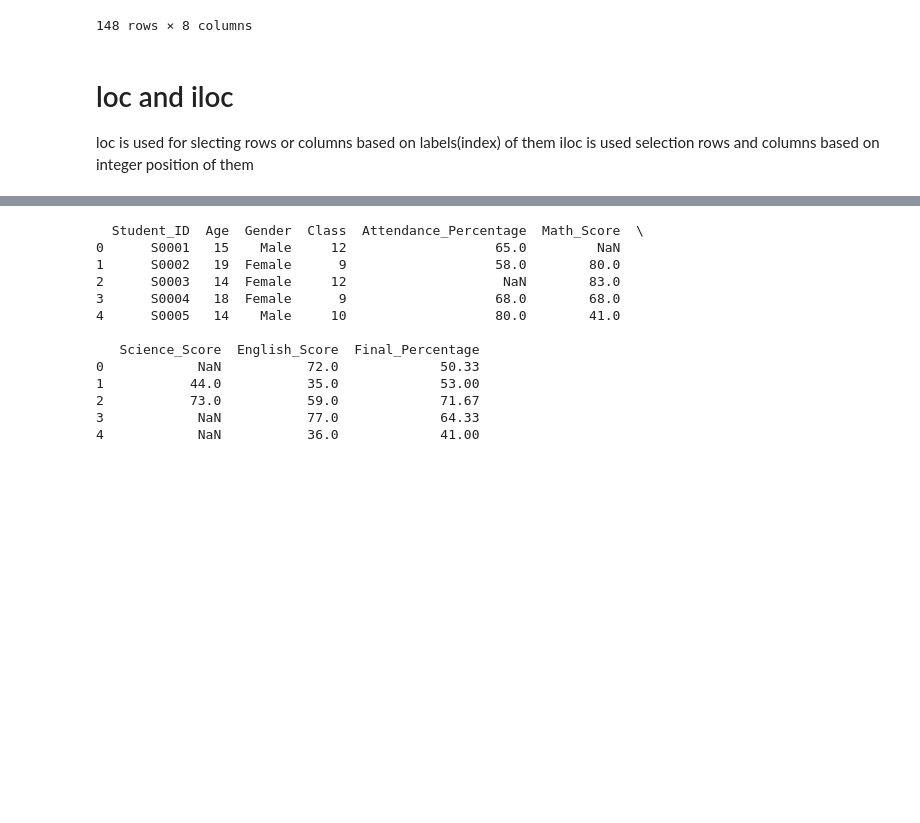
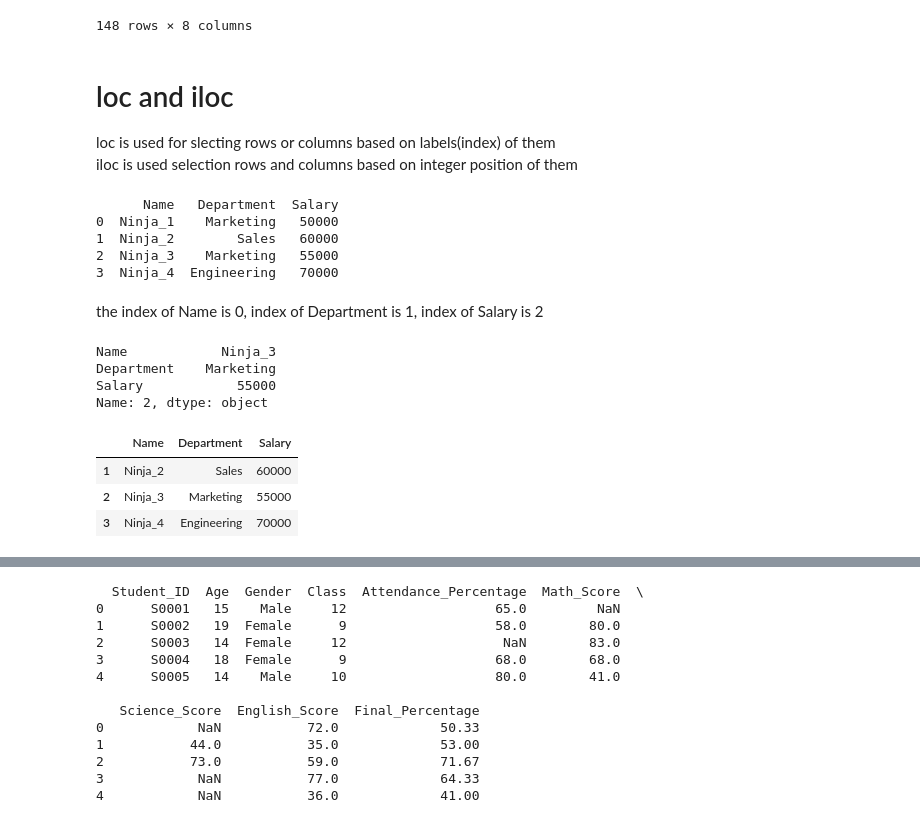
Before and after one commit to Pragnesh-10/Pandas_Notes, a Jupyter notebook: 06.ipynb, the cells around one changed output, grey strips where cells are left out. Saved outputs shown, nothing was run; the diff lists cells and outputs as text; code cells hidden in the pictures; blank space fills up the shorter version.

```diff
--- a/06.ipynb
+++ b/06.ipynb
@@ -126,5 +126,38 @@ df
 148 rows × 8 columns
 # %% [markdown]
 # loc and iloc
-loc is used for slecting rows or columns based on labels(index) of them
+loc is used for slecting rows or columns based on labels(index) of them<br>
 iloc is used selection rows and columns based on integer position of them
+# %%
+df = pd.DataFrame({
+    'Name' : ['Ninja_1','Ninja_2','Ninja_3','Ninja_4'],
+    'Department' : ['Marketing','Sales','Marketing','Engineering'],
+    'Salary' : [50000,60000,55000,70000]
+
+})
+print(df)
+# %% [output]
+      Name   Department  Salary
+0  Ninja_1    Marketing   50000
+1  Ninja_2        Sales   60000
+2  Ninja_3    Marketing   55000
+3  Ninja_4  Engineering   70000
+# %% [markdown]
+the index of Name is 0, index of Department is 1, index of Salary is 2
+# %%
+# Selecting A Single
+df.loc[2]
+# %% [output]
+Name            Ninja_3
+Department    Marketing
+Salary            55000
+Name: 2, dtype: object
+# %%
+# Selecting Multiple Rows
+df.loc[[1, 2, 3]]
+# As you can see, the rows with labels '1','2','3' are selected. Here it is indicating towards the second, third and fourth rows in DataFrame since Python uses 0-based indexing technique.
+# %% [output]
+|  | Name | Department | Salary |
+| 1 | Ninja_2 | Sales | 60000 |
+| 2 | Ninja_3 | Marketing | 55000 |
+| 3 | Ninja_4 | Engineering | 70000 |
```
Also changed, not shown: parts of 13 cells of this notebook.
